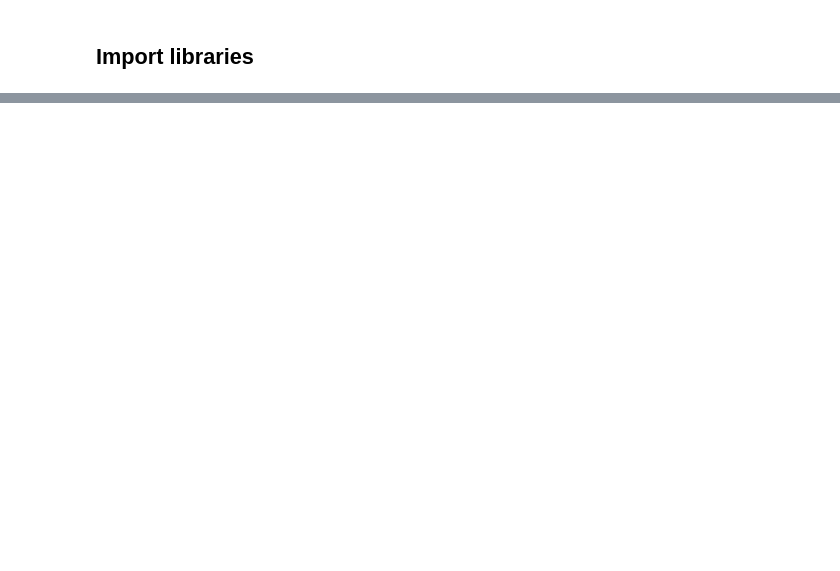
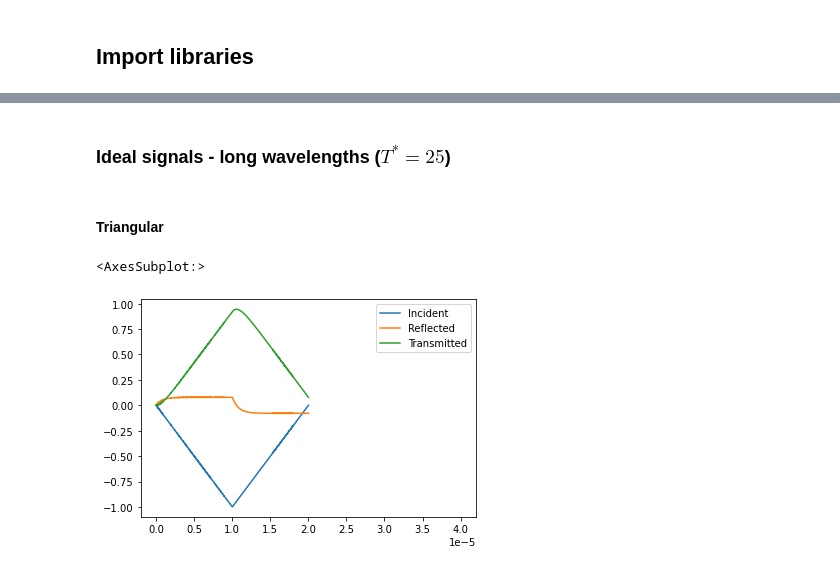
Before and after one commit to SubhashUFlorida/millipede-bar, a Jupyter notebook: Examples.ipynb, the cells around one changed output, grey strips where cells are left out. Drawn from its saved outputs; the diff is of its cells as text; code cells hidden in the pictures; blank space fills up the shorter version.

```diff
--- a/Examples.ipynb
+++ b/Examples.ipynb
@@ -19,0 +40,11 @@ df_ana.plot()
+# %% [markdown]
+### Ideal signals - long wavelengths ($T^* = 25$)
+# %% [markdown]
+#### Triangular
+# %%
+df_exp = mb.get_incident_data(file=Path("data/triangular_T25.csv"))
+df_ana = mb.model_1d(df_incident=df_exp, experimental_parameters=experimental_parameters)
+df_ana.plot()
+# %% [output]
+<AxesSubplot:>
+[figure, added]
```
Also changed, not shown: parts of 36 cells of this notebook, 19 other files.
